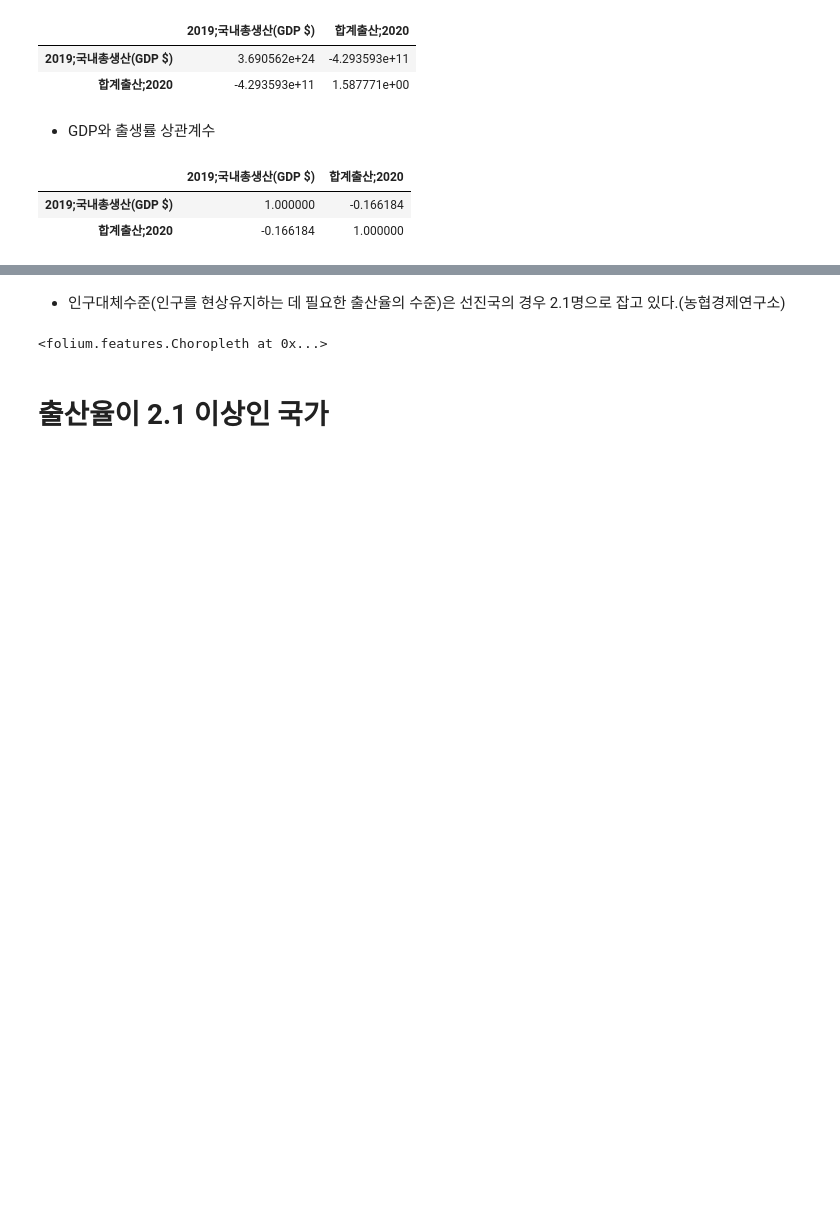
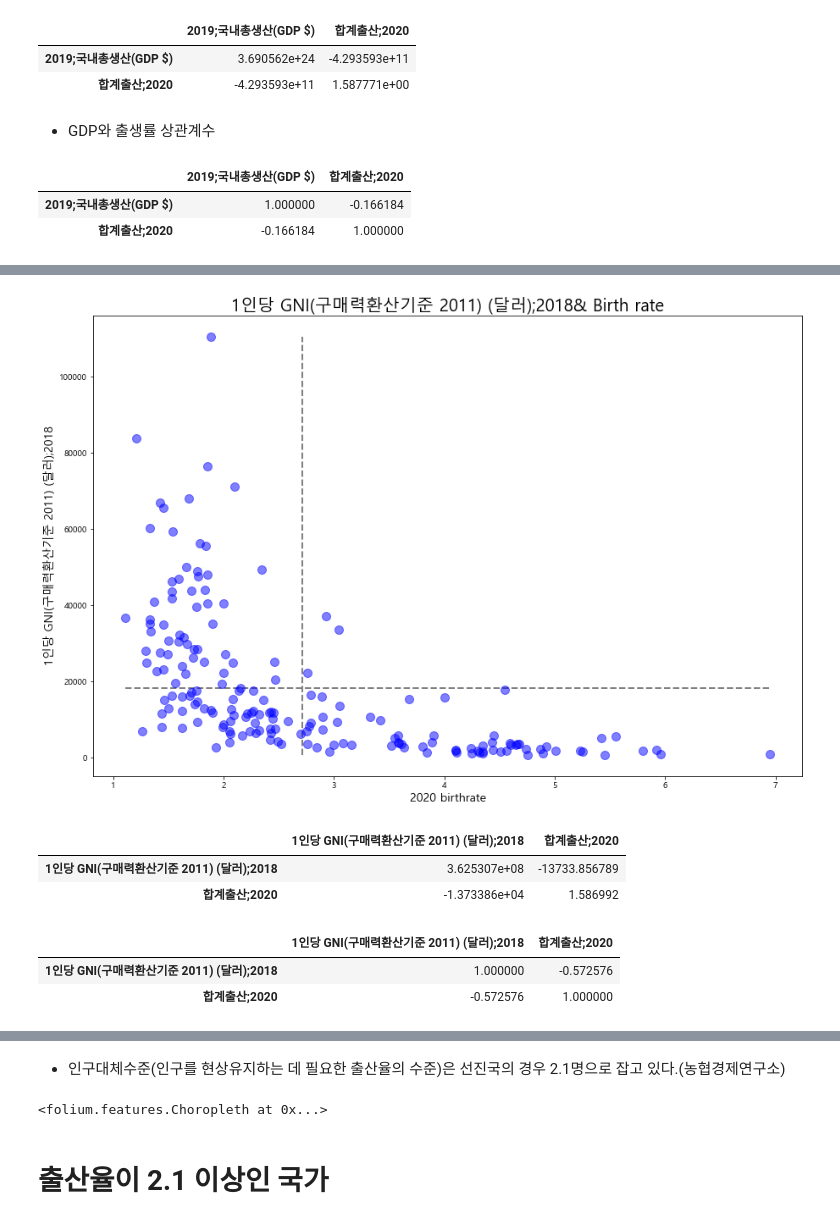
Before and after one commit to gahyunson/crudeBirthRate, a Jupyter notebook: birth_project.ipynb, the cells around one changed output, grey strips where cells are left out. Saved outputs shown, nothing was run; the diff lists cells and outputs as text; code cells hidden in the pictures; blank space fills up the shorter version.

```diff
--- a/birth_project.ipynb
+++ b/birth_project.ipynb
@@ -252,0 +298,16 @@ gdp_birthrate_df.corr()
+# %%
+makeGraph(gni_birth_gh,'1인당 GNI(구매력환산기준 2011) (달러);2018')
+# %% [output]
+[figure, added]
+# %%
+gni_birth_gh.cov()
+# %% [output]
+|  | 1인당 GNI(구매력환산기준 2011) (달러);2018 | 합계출산;2020 |
+| 1인당 GNI(구매력환산기준 2011) (달러);2018 | 3.625307e+08 | -13733.856789 |
+| 합계출산;2020 | -1.373386e+04 | 1.586992 |
+# %%
+gni_birth_gh.corr()
+# %% [output]
+|  | 1인당 GNI(구매력환산기준 2011) (달러);2018 | 합계출산;2020 |
+| 1인당 GNI(구매력환산기준 2011) (달러);2018 | 1.000000 | -0.572576 |
+| 합계출산;2020 | -0.572576 | 1.000000 |
```
Also changed, not shown: parts of 13 cells of this notebook, 2 other files.
